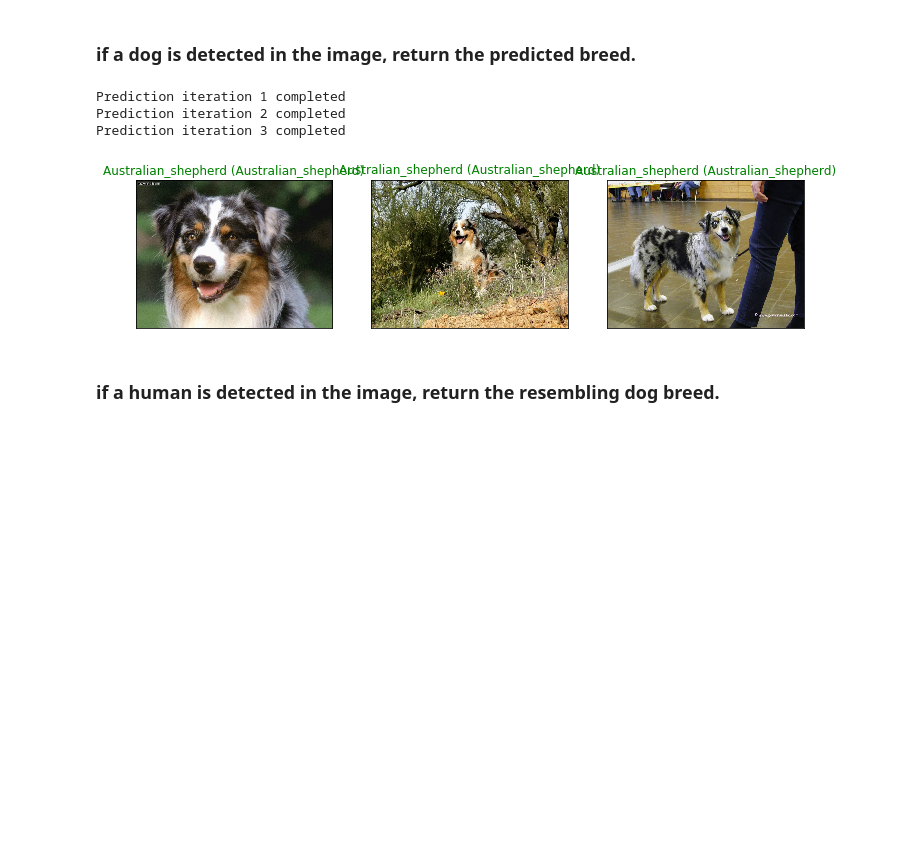
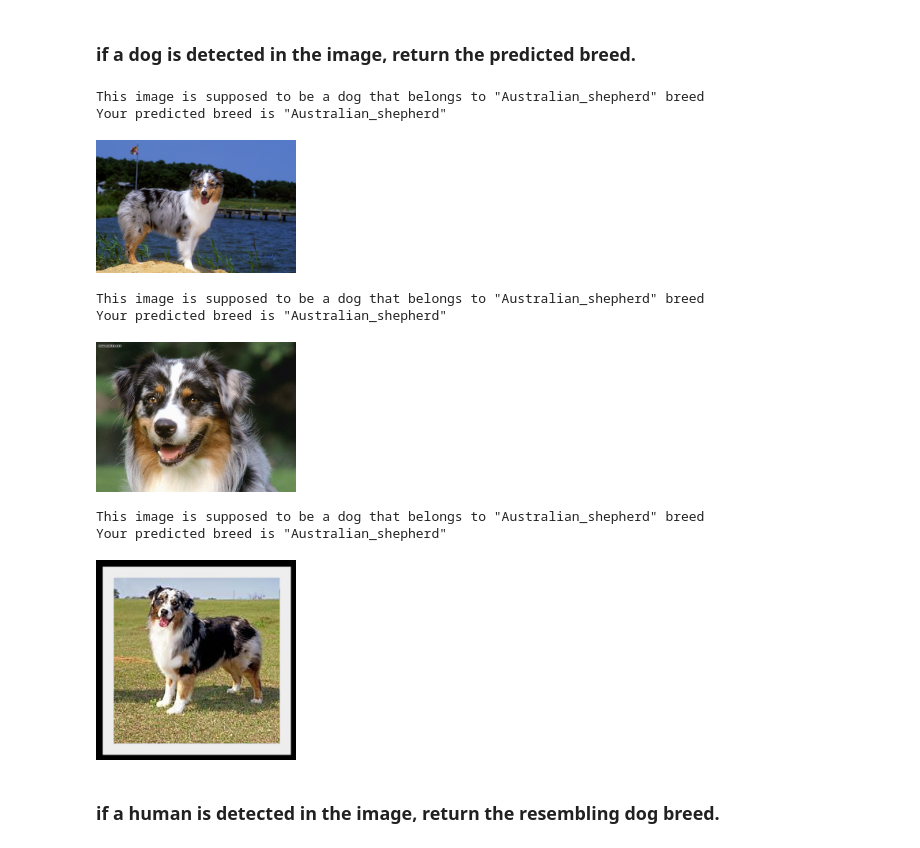
Before and after one commit to nobso/dog-project, a Jupyter notebook: dog_app.ipynb, the cells around one changed output. Saved outputs shown, nothing was run; the diff lists cells and outputs as text; code cells hidden in the pictures; blank space fills up the shorter version.

```diff
--- a/dog_app.ipynb
+++ b/dog_app.ipynb
@@ -116,7 +116,7 @@ import matplotlib.pyplot as plt
 %matplotlib inline
 
 # extract pre-trained face detector
-face_cascade = cv2.CascadeClassifier('haarcascades/haarcascade_frontalface_alt.xml')
+face_cascade = cv2.CascadeClassifier('haarcascades/haarcascade_frontalface_alt2.xml')
 
 # load color (BGR) image
 img = cv2.imread(human_files[0])
@@ -802,13 +823,19 @@ def dog_breed_detector_labels(project_images):
 
     return prediction_labels
-# %%
-def dog_breed_detector_labels_plotter(prediction_labels, actual_label):
-    fig = plt.figure(figsize=(50,50))
-    for i, file in enumerate(prediction_labels):
-        ax = fig.add_subplot(3, 12, i + 1, xticks=[], yticks=[])
-        ax.imshow(imread(file))
-        ax.set_title("{} ({})".format(actual_label, prediction_labels[file]),
-                 color=("green" if actual_label == prediction_labels[file] else "red"))
+# %%
+def dog_breed_detector_labels_plotter(prediction_labels, actual_label, who):
+    for i, file in enumerate(prediction_labels):
+        if who == 'dog':
+            print("This image is supposed to be a dog that belongs to \"{}\" breed".format(actual_label))
+            print("Your predicted breed is \"{}\"".format(prediction_labels[file]))
+
+        elif who == 'human':
+            print("This image is supposed to be a human who\'s name is \"{}\"".format(actual_label))
+            print("Your predicted resemblance of a dog breed is \"{}\"".format(prediction_labels[file]))
+        else:
+            print("This image is neither a dog nor a human")
+
+        display(Image(file,width=200,height=200))
 # %% [markdown]
 ## Project results
 # %% [markdown]
@@ -816,12 +843,17 @@ def dog_breed_detector_labels_plotter(prediction_labels, actual_label):
 # %%
 actual_label = "Australian_shepherd"
 project_images_dogs = [item for item in sorted(glob("project_images/dogs/*"))]
-dog_breed_detector_labels_plotter(dog_breed_detector_labels(project_images_dogs), actual_label)
+dog_breed_detector_labels_plotter(dog_breed_detector_labels(project_images_dogs), actual_label, 'dog')
 # %% [output]
-Prediction iteration 1 completed
-Prediction iteration 2 completed
-Prediction iteration 3 completed
+This image is supposed to be a dog that belongs to "Australian_shepherd" breed
+Your predicted breed is "Australian_shepherd"
-[figure, old version]
+[figure, new version]
+This image is supposed to be a dog that belongs to "Australian_shepherd" breed
+Your predicted breed is "Australian_shepherd"
+[figure, added]
+This image is supposed to be a dog that belongs to "Australian_shepherd" breed
+Your predicted breed is "Australian_shepherd"
+[figure, added]
 # %% [markdown]
 ### if a human is detected in the image, return the resembling dog breed.
 # %%
```
Also changed, not shown: parts of 25 cells of this notebook.
